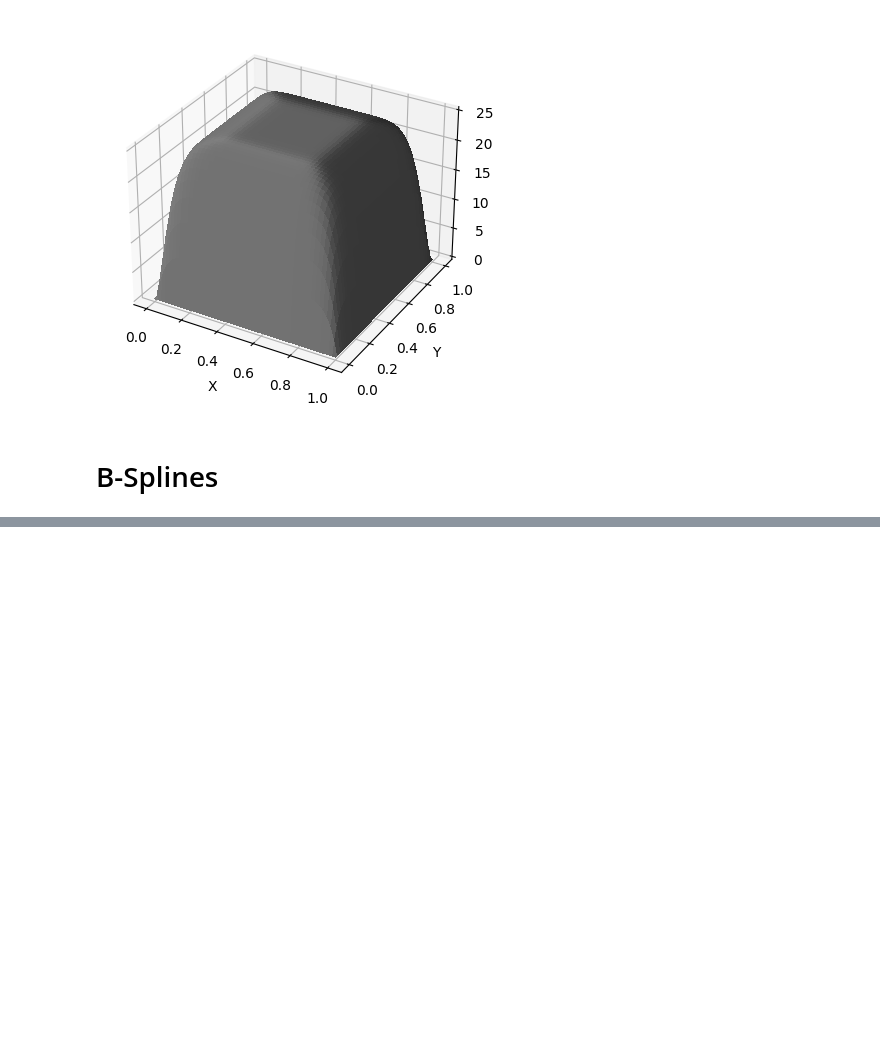
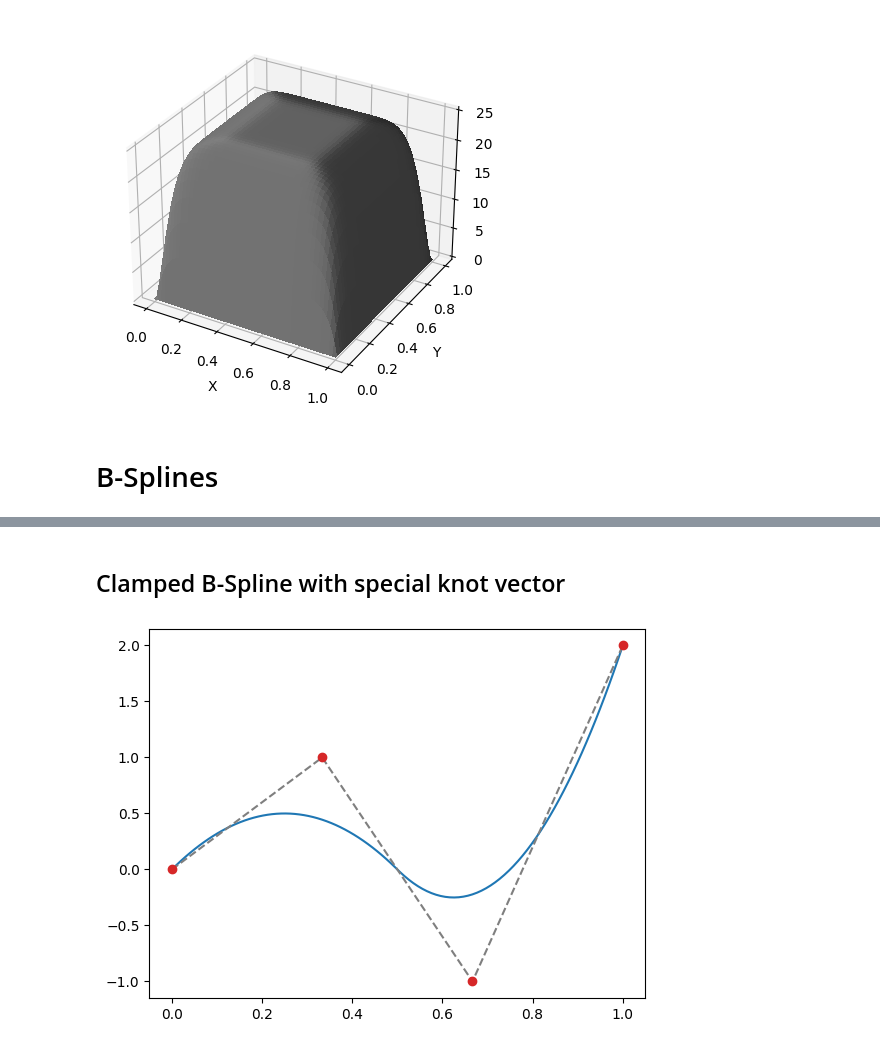
Before and after one commit to ttesmer/CAMPP, a Jupyter notebook: parametric_curves/Bernstein Polynomials, Bezier Curves, B-Splines and NURBS.ipynb, the cells around one changed output, grey strips where cells are left out. Cells and saved outputs as stored; diff of their text form; code cells hidden in the pictures; blank space fills up the shorter version.

```diff
--- a/parametric_curves/Bernstein Polynomials, Bezier Curves, B-Splines and NURBS.ipynb
+++ b/parametric_curves/Bernstein Polynomials, Bezier Curves, B-Splines and NURBS.ipynb
@@ -117,0 +173,18 @@ plot_bezier_surface_3d([0, 10, 0, 10, 0, 10, 0, 10, 0, 10, 0], radial=True)
+# %% [markdown]
+## Clamped B-Spline with special knot vector
+# %%
+Y_control_points = [0, 1, -1, 2]
+X_control_points = np.linspace(0, 1, num=len(Y_control_points))
+T = np.linspace(0, 1, num=100)
+
+d = 2
+*b_spline_basis_functions, = mk_bspline_basis_set(degree=d, knots=mk_clamped_knots(d, len(Y_control_points)), x=t)
+
+Y_bspline = smp.lambdify(t, np.dot(Y_control_points, b_spline_basis_functions))(T)
+
+plt.plot(T, Y_bspline)
+plt.plot(X_control_points, Y_control_points, '--', c='tab:gray')
+plt.plot(X_control_points, Y_control_points, 'o', c='tab:red')
+plt.show()
+# %% [output]
+[figure, added]
```
Also changed, not shown: parts of 7 cells of this notebook.
